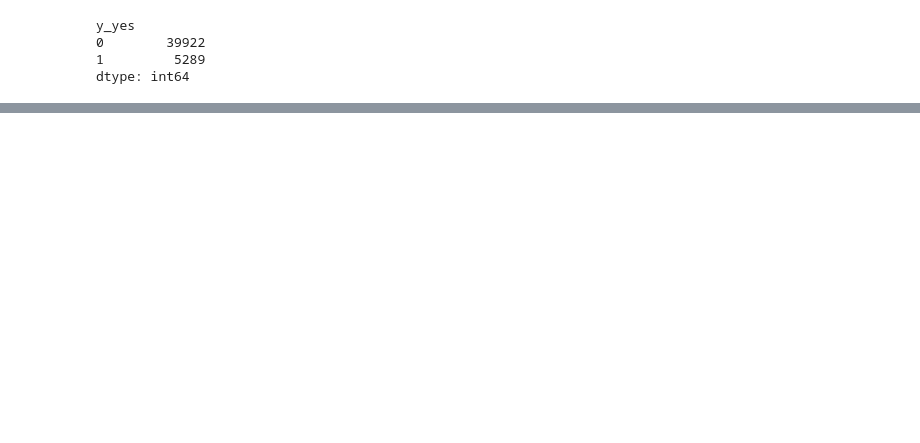
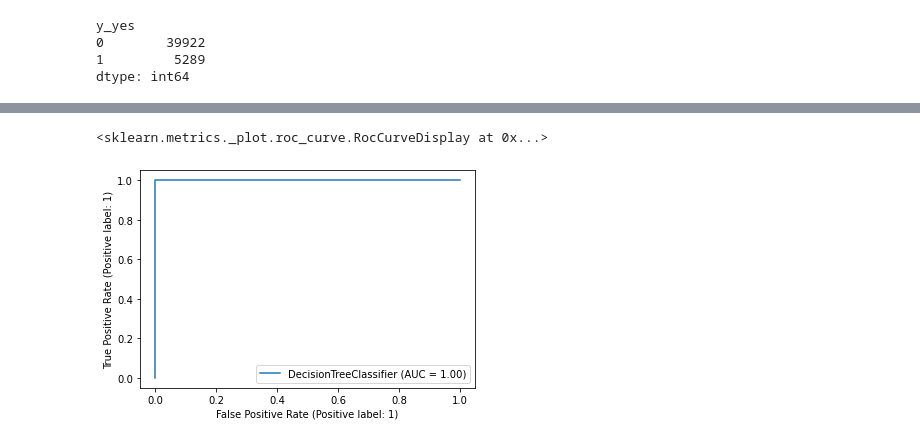
Before and after one commit to theRusa/Capstone-Project-I, a Jupyter notebook: Modelling .ipynb, the cells around one changed output, grey strips where cells are left out. Saved outputs shown, nothing was run; the diff lists cells and outputs as text; code cells hidden in the pictures; blank space fills up the shorter version.

```diff
--- a/Modelling .ipynb
+++ b/Modelling .ipynb
@@ -303,7 +236,7 @@ y_yes
 1         5289
 dtype: int64
 # %%
-x_train,x_test,y_train,y_test=train_test_split(model,Y,test_size=.3,random_state=0)
+x_train,x_test,y_train,y_test=train_test_split(scaled_data1,Y,test_size=.3,random_state=0)
 # %%
 lg=LogisticRegression()
 dt=DecisionTreeClassifier()
@@ -321 +254,5 @@ for i in algo:
 1.0 RandomForestClassifier()
+# %%
+dt1=DecisionTreeClassifier()
+# %%
+dt1.fit(x_train,y_train)
@@ -321,0 +274,5 @@ for i in algo:
+# %%
+plot_roc_curve(dt1,x_test,y_test)
+# %% [output]
+<sklearn.metrics._plot.roc_curve.RocCurveDisplay at 0x...>
+[figure, added]
```
Also changed, not shown: parts of 14 cells of this notebook.
